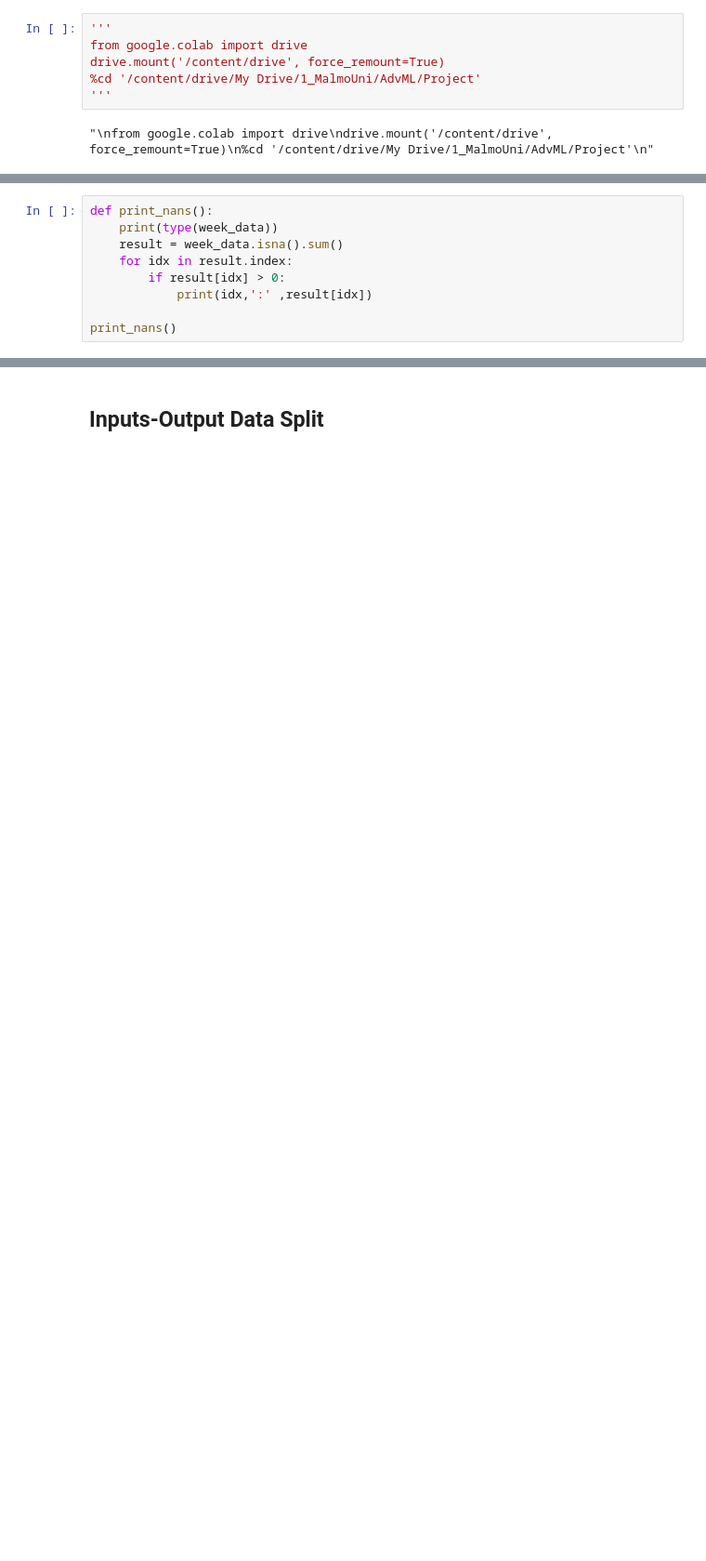
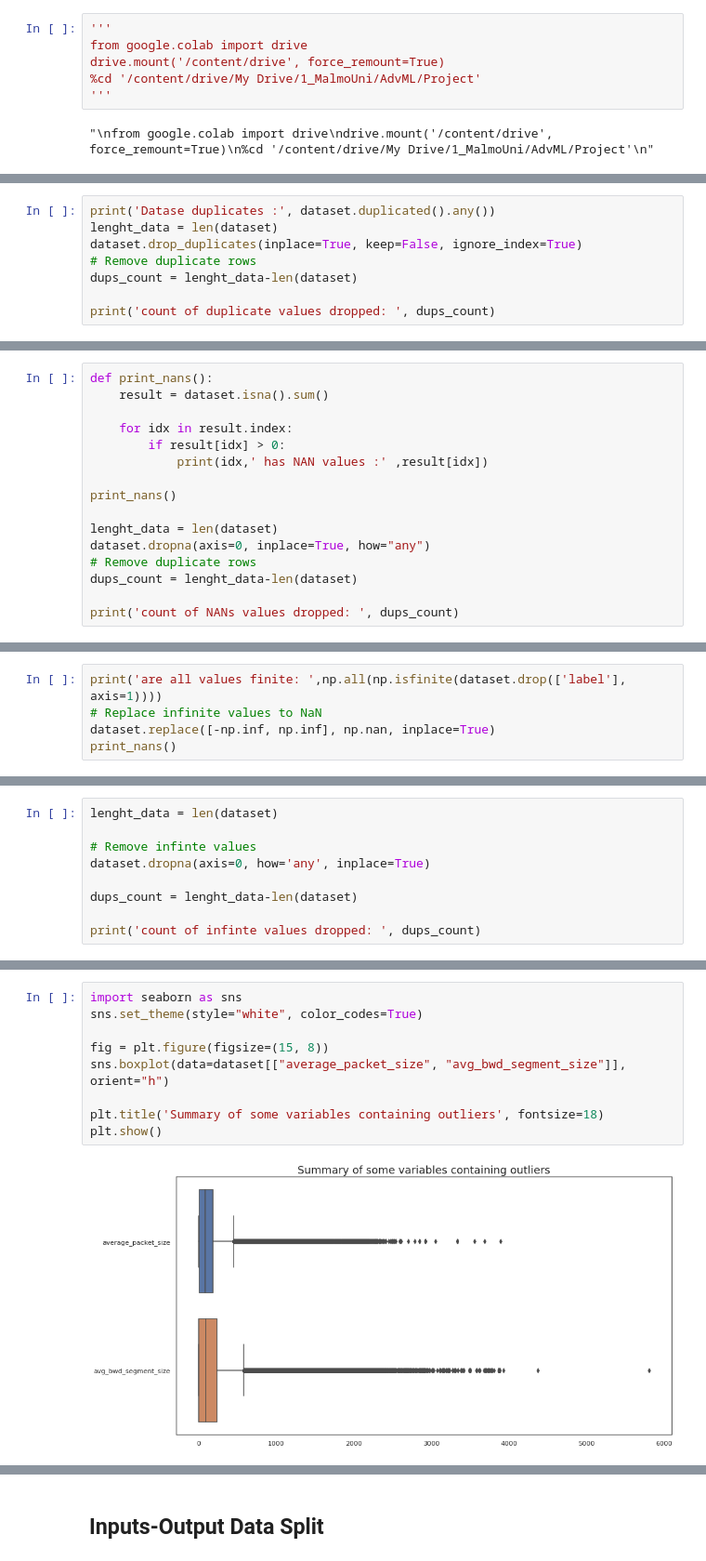
Before and after one commit to klarteno/IDS_Project, a Jupyter notebook: utils_data_prep.ipynb, the cells around one changed output, grey strips where cells are left out. Shown: that part at 93% size. Drawn from its saved outputs; the diff is of its cells as text; blank space fills up the shorter version.

```diff
--- a/utils_data_prep.ipynb
+++ b/utils_data_prep.ipynb
@@ -83,0 +118,8 @@ print(week_data.shape)
+# %%
+print('Datase duplicates :', dataset.duplicated().any())
+lenght_data = len(dataset)
+dataset.drop_duplicates(inplace=True, keep=False, ignore_index=True)
+# Remove duplicate rows
+dups_count = lenght_data-len(dataset)
+
+print('count of duplicate values dropped: ', dups_count)
@@ -84,10 +132,17 @@ print(week_data.shape)
 # %%
 def print_nans():
-    print(type(week_data))
-    result = week_data.isna().sum()
+    result = dataset.isna().sum()
+
     for idx in result.index:
         if result[idx] > 0:
-            print(idx,':' ,result[idx])
+            print(idx,' has NAN values :' ,result[idx])
 
 print_nans()
+
+lenght_data = len(dataset)
+dataset.dropna(axis=0, inplace=True, how="any")
+# Remove duplicate rows
+dups_count = lenght_data-len(dataset)
+
+print('count of NANs values dropped: ', dups_count)
 # %% [output]
@@ -173,0 +153,5 @@ float64
+# %%
+print('are all values finite: ',np.all(np.isfinite(dataset.drop(['label'], axis=1))))
+# Replace infinite values to NaN
+dataset.replace([-np.inf, np.inf], np.nan, inplace=True)
+print_nans()
@@ -173,0 +175,9 @@ float64
+# %%
+lenght_data = len(dataset)
+
+# Remove infinte values
+dataset.dropna(axis=0, how='any', inplace=True)
+
+dups_count = lenght_data-len(dataset)
+
+print('count of infinte values dropped: ', dups_count)
@@ -173,0 +210,11 @@ float64
+# %%
+import seaborn as sns
+sns.set_theme(style="white", color_codes=True)
+
+fig = plt.figure(figsize=(15, 8))
+sns.boxplot(data=dataset[["average_packet_size", "avg_bwd_segment_size"]], orient="h")
+
+plt.title('Summary of some variables containing outliers', fontsize=18)
+plt.show()
+# %% [output]
+[figure, added]
```
Also changed, not shown: parts of 69 cells of this notebook, 22 other files.
